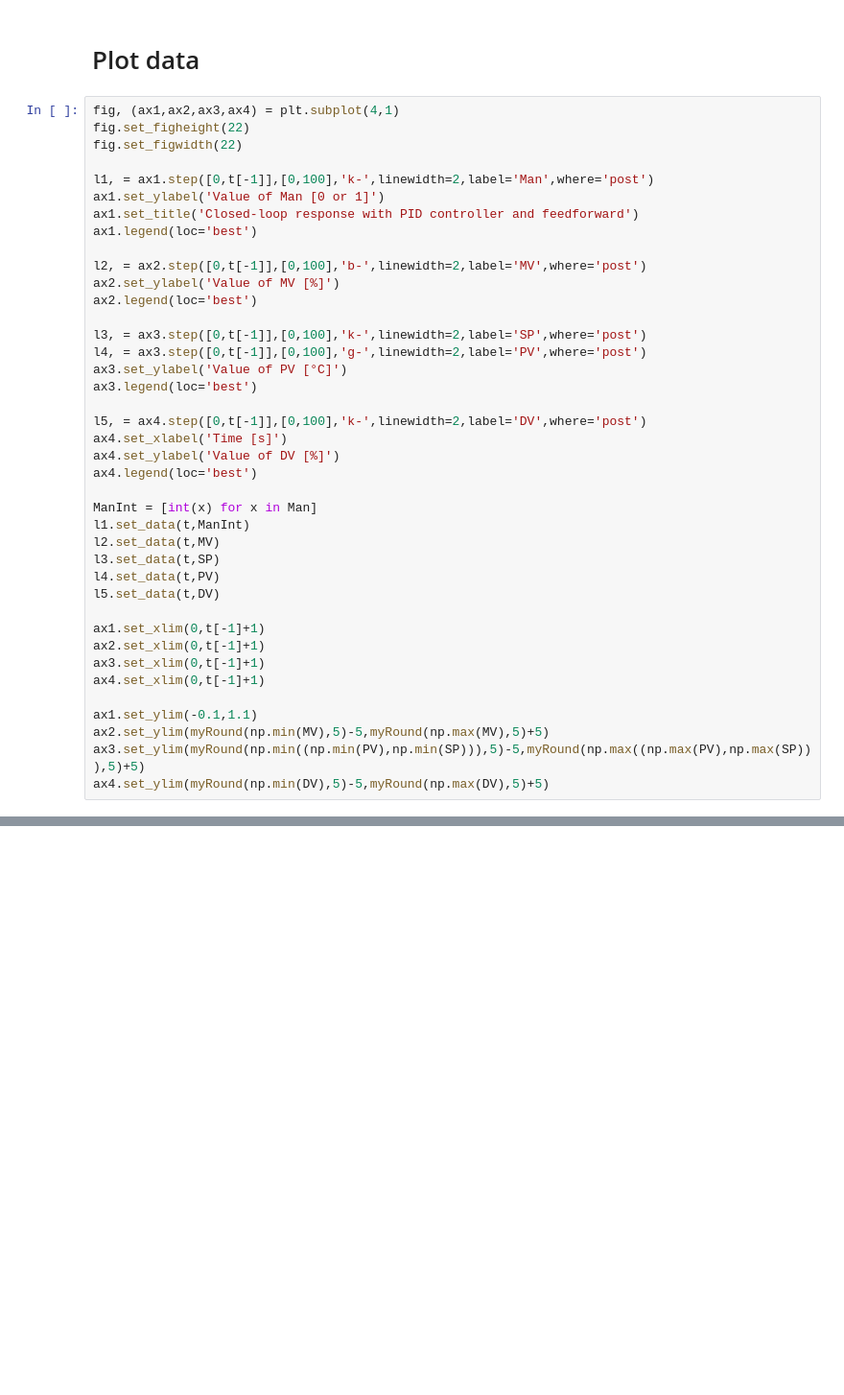
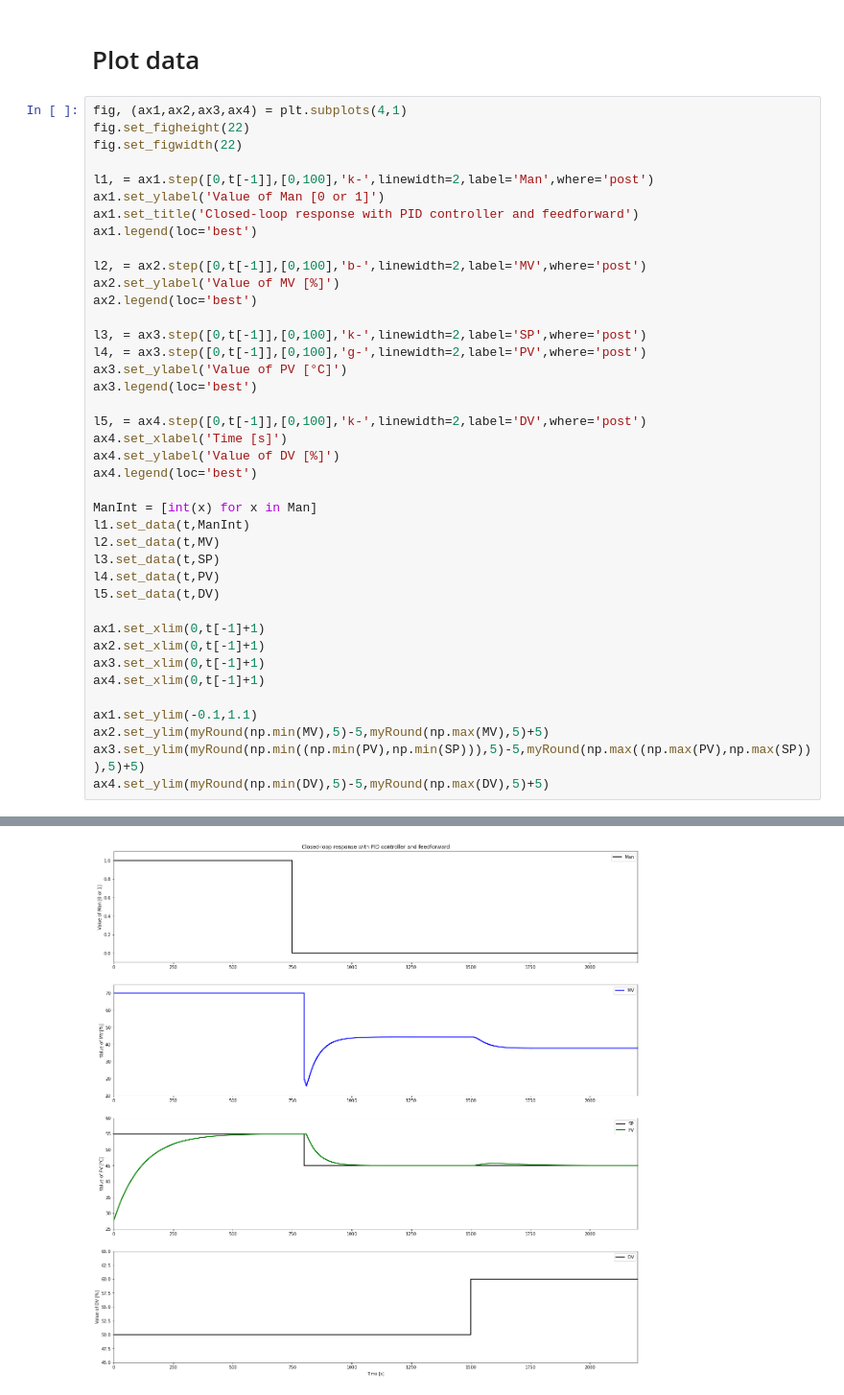
Before and after one commit to 195344/Labo_Control_Theory, a Jupyter notebook: Simulation_CLP_PID_FF.ipynb, the cells around one changed output, grey strips where cells are left out. Shown at 96% size. Cells and saved outputs as stored; diff of their text form; blank space fills up the shorter version.

```diff
--- a/Simulation_CLP_PID_FF.ipynb
+++ b/Simulation_CLP_PID_FF.ipynb
@@ -138,7 +172,7 @@ PV.append(PV2p[-1] + PV2d[-1] + PV0-Kp*MV0)
 # %% [markdown]
 # Plot data
 # %%
-fig, (ax1,ax2,ax3,ax4) = plt.subplot(4,1)
+fig, (ax1,ax2,ax3,ax4) = plt.subplots(4,1)
 fig.set_figheight(22)
 fig.set_figwidth(22)
 
@@ -177,3 +211,4 @@ ax1.set_ylim(-0.1,1.1)
 ax2.set_ylim(myRound(np.min(MV),5)-5,myRound(np.max(MV),5)+5)
 ax3.set_ylim(myRound(np.min((np.min(PV),np.min(SP))),5)-5,myRound(np.max((np.max(PV),np.max(SP))),5)+5)
 ax4.set_ylim(myRound(np.min(DV),5)-5,myRound(np.max(DV),5)+5)
+# %% [output]
@@ -179,0 +216 @@ ax4.set_ylim(myRound(np.min(DV),5)-5,myRound(np.max(DV),5)+5)
+[figure, added]
```
Also changed, not shown: parts of 4 cells of this notebook, 1 other file.
